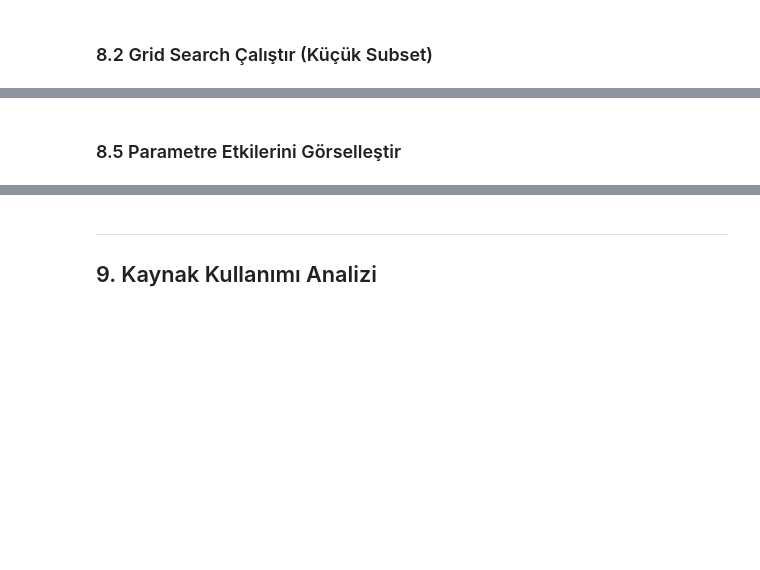
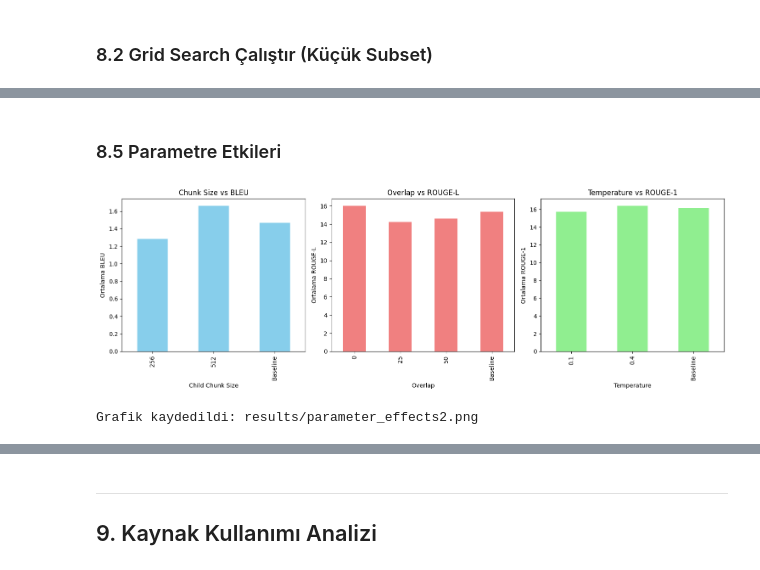
Before and after one commit to sendayildirim/V-RAG, a Jupyter notebook: notebooks/main_rag_notebook.ipynb, the cells around one changed output, grey strips where cells are left out. Saved outputs shown, nothing was run; the diff lists cells and outputs as text; code cells hidden in the pictures; blank space fills up the shorter version.

```diff
--- a/notebooks/main_rag_notebook.ipynb
+++ b/notebooks/main_rag_notebook.ipynb
@@ -460,0 +580,19 @@ print(exp_df[['child_size', 'overlap', 'temperature', 'bleu', 'rouge1', 'rougeL'
+# %%
+#exp_df = pd.read_csv('results/experiments/experiment_summary.csv')
+
+baseline_metrics_data = {
+    'child_size': 'Baseline',
+    'parent_size': 'Baseline',
+    'overlap': 'Baseline',
+    'temperature': 'Baseline',
+    'bleu': comparison['baseline']['bleu'],
+    'rouge1': comparison['baseline']['rouge1'],
+    'rouge2': comparison['baseline']['rouge2'],
+    'rougeL': comparison['baseline']['rougeL']
+}
+
+baseline_series = pd.Series(index=exp_df.columns, dtype=object)
+baseline_series.update(pd.Series(baseline_metrics_data))
+
+exp_df2 = pd.concat([exp_df, pd.DataFrame(baseline_series).T], ignore_index=True)
+exp_df2
@@ -473,5 +642,35 @@ print(best_rougeL)
 # %% [markdown]
-### 8.5 Parametre Etkilerini Görselleştir
+### 8.5 Parametre Etkileri
+# %%
+# Chunk size etkisi
+fig, axes = plt.subplots(1, 3, figsize=(15, 5))
+
+# Chunk size vs BLEU
+exp_df2.groupby('child_size')['bleu'].mean().plot(kind='bar', ax=axes[0], color='skyblue')
+axes[0].set_title('Chunk Size vs BLEU')
+axes[0].set_xlabel('Child Chunk Size')
+axes[0].set_ylabel('Ortalama BLEU')
+
+# Overlap vs ROUGE-L
+exp_df2.groupby('overlap')['rougeL'].mean().plot(kind='bar', ax=axes[1], color='lightcoral')
+axes[1].set_title('Overlap vs ROUGE-L')
+axes[1].set_xlabel('Overlap')
+axes[1].set_ylabel('Ortalama ROUGE-L')
+
+# Temperature vs ROUGE-1
+exp_df2.groupby('temperature')['rouge1'].mean().plot(kind='bar', ax=axes[2], color='lightgreen')
+axes[2].set_title('Temperature vs ROUGE-1')
+axes[2].set_xlabel('Temperature')
+axes[2].set_ylabel('Ortalama ROUGE-1')
+
+plt.tight_layout()
+plt.savefig('results/parameter_effects2.png', dpi=300, bbox_inches='tight')
+plt.show()
+
+print("Grafik kaydedildi: results/parameter_effects2.png")
+# %% [output]
+[figure, added]
+Grafik kaydedildi: results/parameter_effects2.png
 # %%
 # Chunk size etkisi
 fig, axes = plt.subplots(1, 3, figsize=(15, 5))
```
Also changed, not shown: parts of 23 cells of this notebook.
